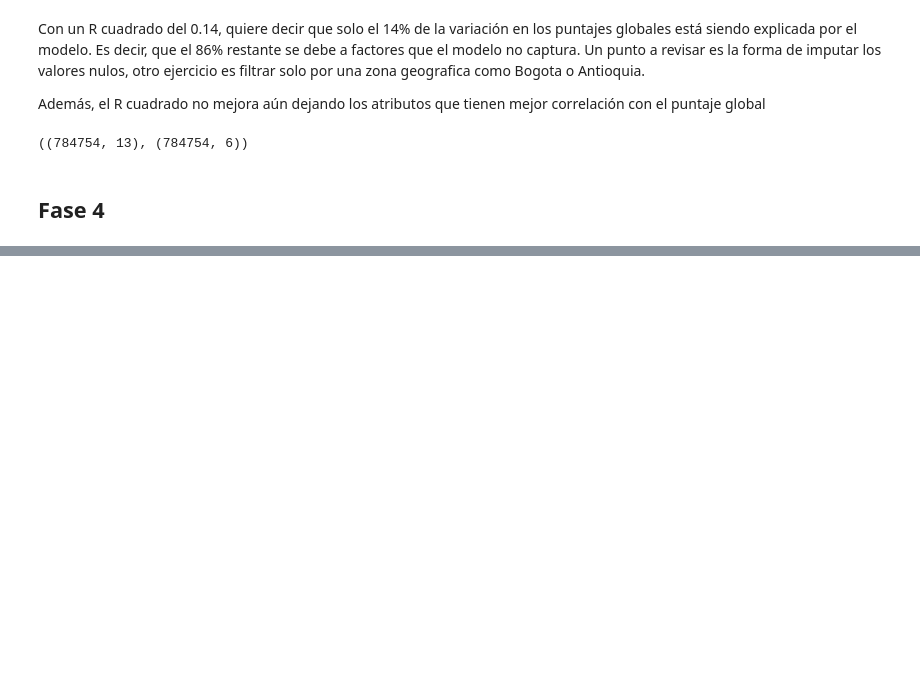
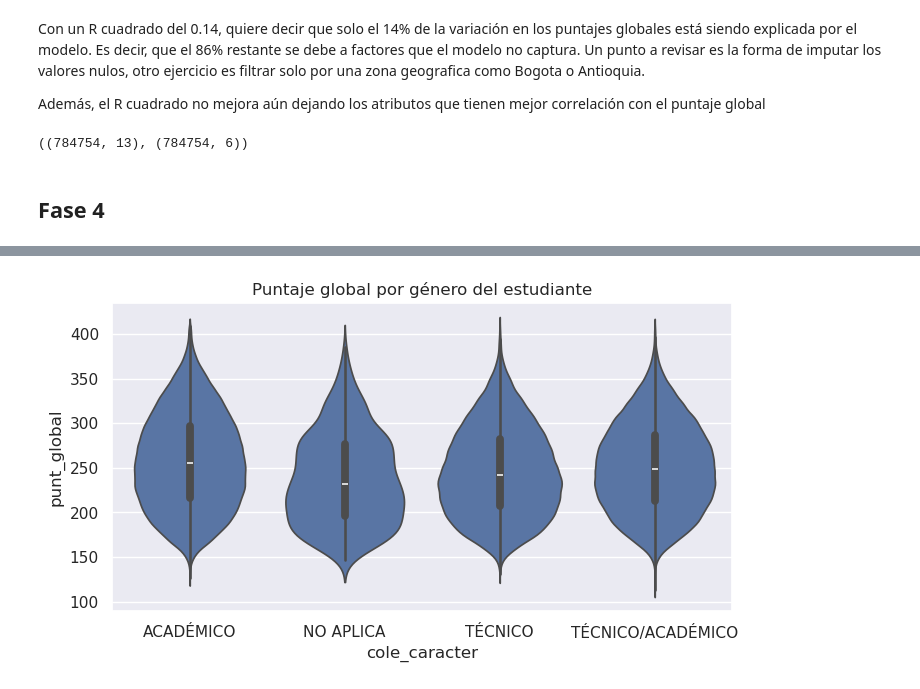
Before and after one commit to canaranjom/Icfes_Proy_Andes, a Jupyter notebook: Icfes.ipynb, the cells around one changed output, grey strips where cells are left out. Cells and saved outputs as stored; diff of their text form; code cells hidden in the pictures; blank space fills up the shorter version.

```diff
--- a/Icfes.ipynb
+++ b/Icfes.ipynb
@@ -981,0 +1019,9 @@ Alternativa 2: registrar en bases de datos relacionales con PySpark
+# %%
+#variables, base de datos, x son las columnas y y
+# Violinplot según género del estudiante
+plt.figure(figsize=(8,4))
+sns.violinplot(data=dt, x="cole_caracter", y="punt_global")
+plt.title("Puntaje global por género del estudiante")
+plt.show()
+# %% [output]
+[figure, added]
```
Also changed, not shown: parts of 12 cells of this notebook.
